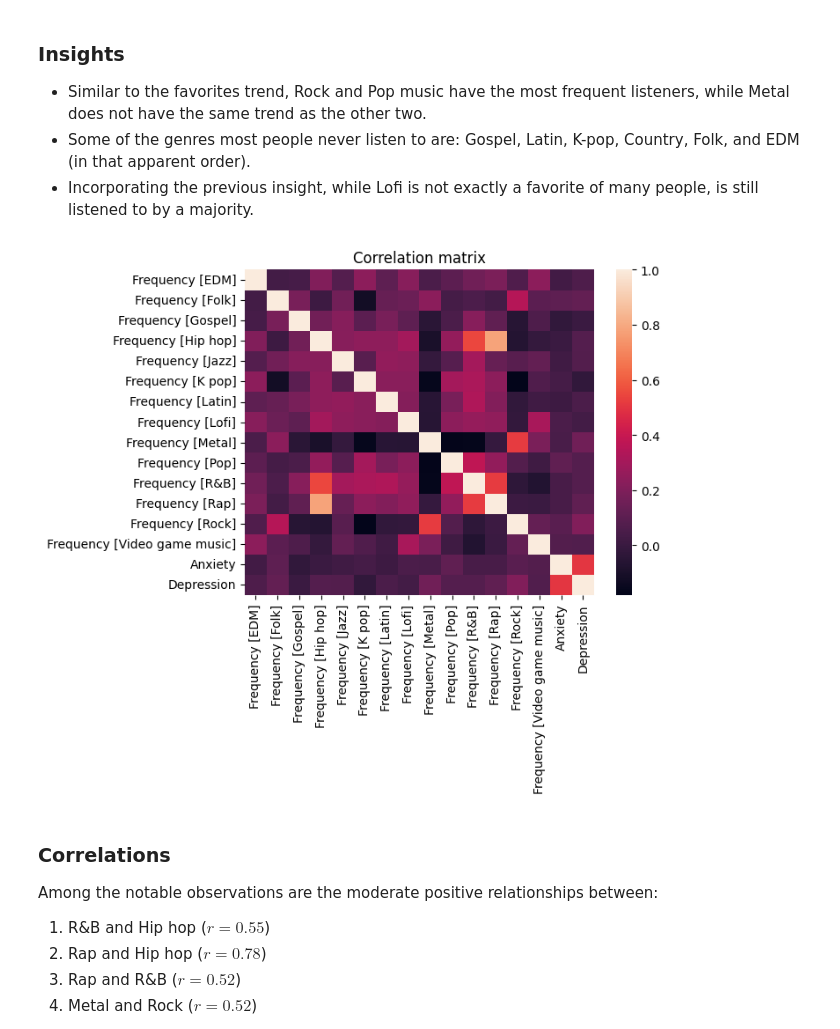
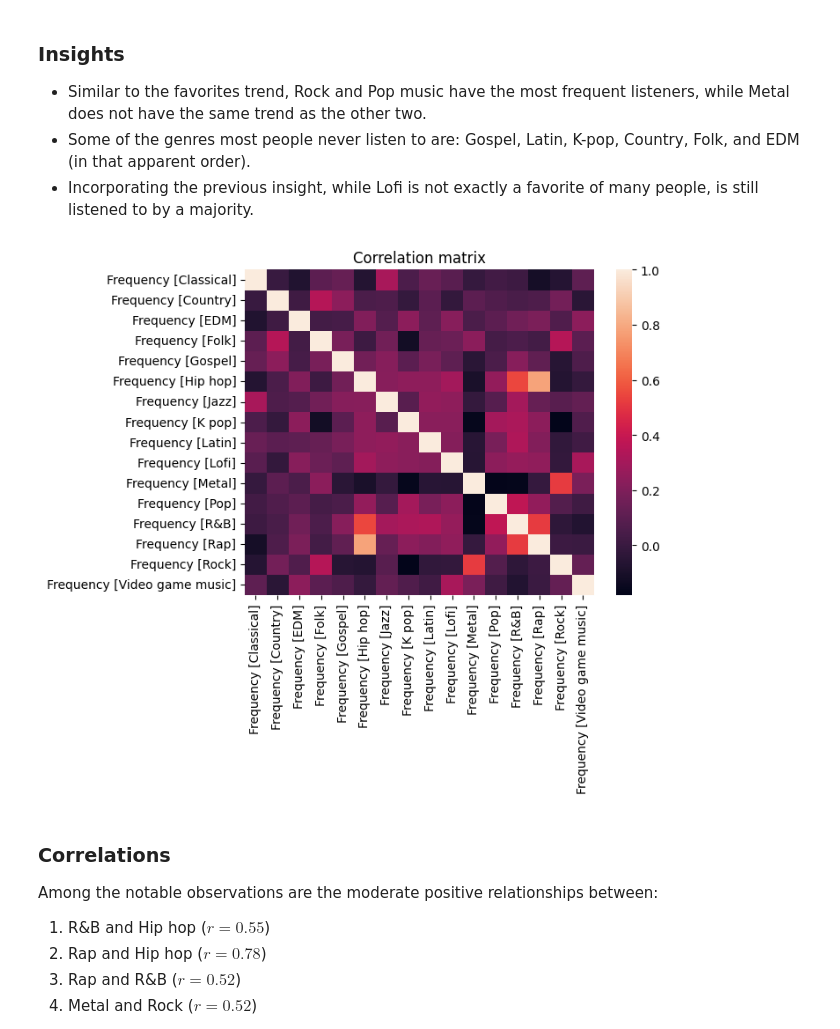
Before and after one commit to mlcuadra1/Mental-Health-x-Music-EDA, a Jupyter notebook: notebooks/Script 2 - EDA.ipynb, the cells around one changed output. Drawn from its saved outputs; the diff is of its cells as text; code cells hidden in the pictures.

```diff
--- a/notebooks/Script 2 - EDA.ipynb
+++ b/notebooks/Script 2 - EDA.ipynb
@@ -213,17 +213,16 @@ plt.tight_layout()
 - Some of the genres most people never listen to are: Gospel, Latin, K-pop, Country, Folk, and EDM (in that apparent order).
 - Incorporating the previous insight, while Lofi is not exactly a favorite of many people, is still listened to by a majority.
 # %%
-mental_health_list = list(df.columns[12:28])
-correl_data = df[mental_health_list]
+correl_data = df[genre_freq_list]
 correl_matrix = correl_data.corr()
 
 fig3, ax0 = plt.subplots()
 
 sns.heatmap(correl_matrix)
 plt.title('Correlation matrix')
 plt.show()
 # %% [output]
-[figure, old version]
+[figure, new version]
 # %% [markdown]
 ### Correlations
 Among the notable observations are the moderate positive relationships between:
```
Also changed, not shown: parts of 5 cells of this notebook.
